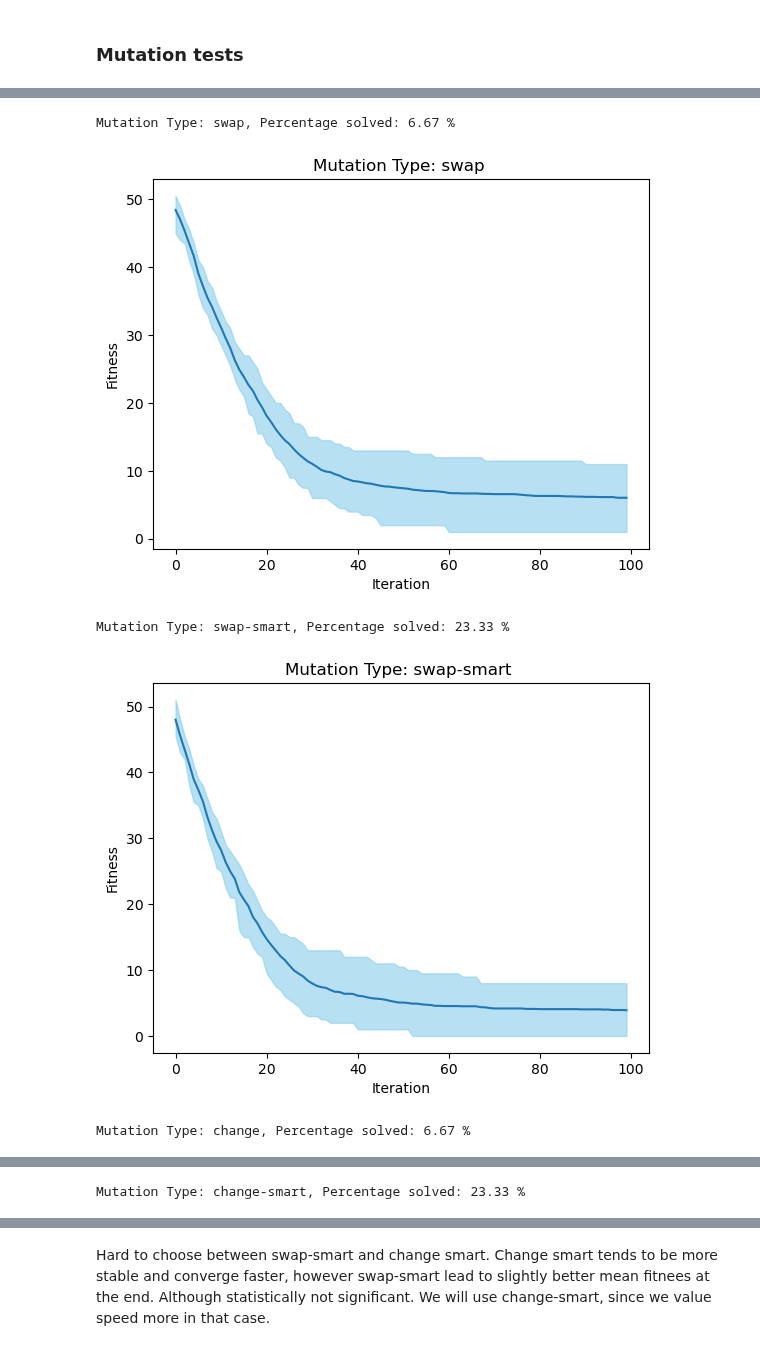
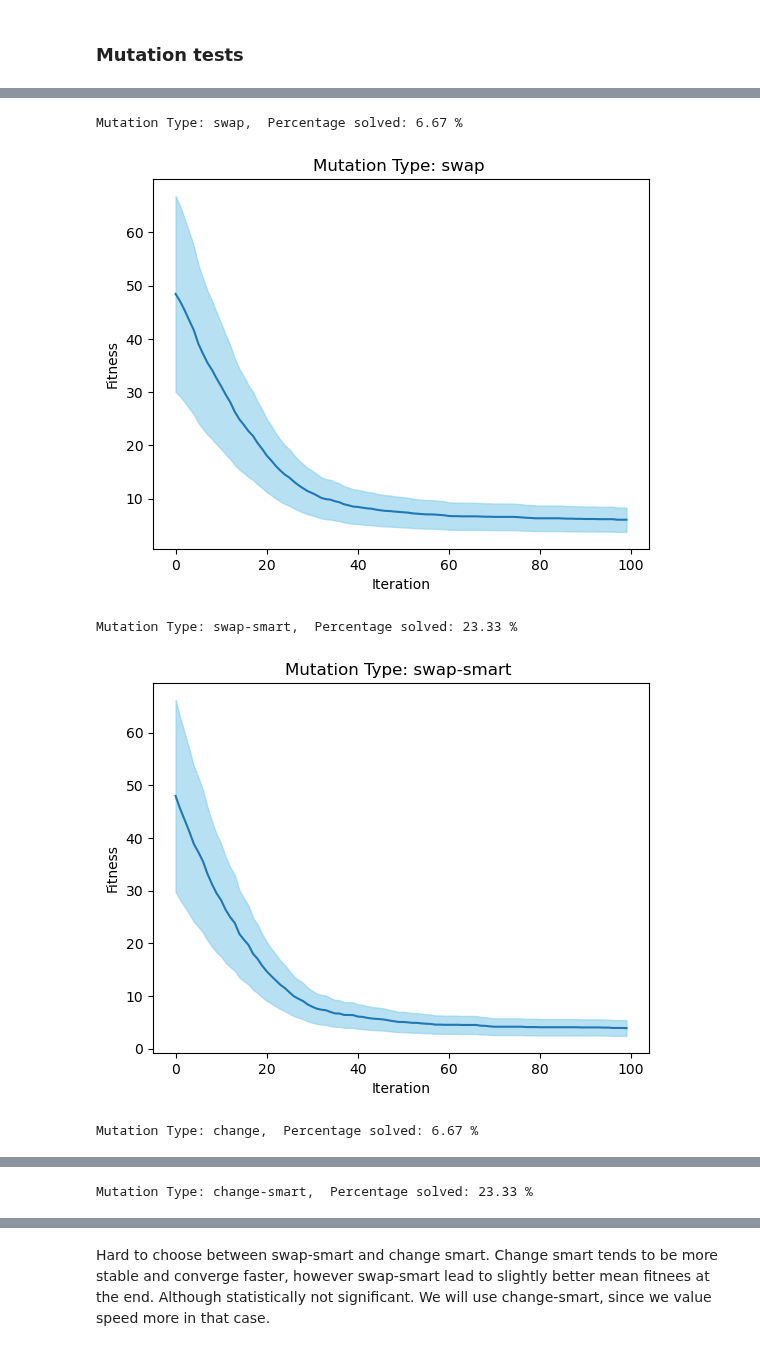
Before and after one commit to amarmate/CIFO24, a Jupyter notebook: experimentation and evaluation.ipynb, the cells around one changed output, grey strips where cells are left out. Drawn from its saved outputs; the diff is of its cells as text; code cells hidden in the pictures.

```diff
--- a/experimentation and evaluation.ipynb
+++ b/experimentation and evaluation.ipynb
@@ -146,3 +467,14 @@ file_name = 'test_crossovers_new.pkl'
 
 with open(file_name, 'wb') as file:
     pickle.dump(history_dict, file)
+# %%
+for j in xo_types:
+    hist = history_dict[j]
+    df = pd.DataFrame(hist).T.map(lambda x: (0,0,0) if pd.isna(x) else x).map(lambda x: 0 if max(np.isnan(x)) else x[0])
+    print(f"XO type: {j}, Percentage solved: {np.round(sum(df.iloc[-1]==0)/df.shape[1]*100, 2)} %")
+    df['mean'] = df.mean(axis=1)
+    df['std'] = df.mean(axis=1)
+    t_st = t.ppf(0.975, 29)
+    df['CI_low'] = df['mean'] - t_st*df['std']/np.sqrt(29)
+    df['CI_high'] = df['mean'] + t_st*df['std']/np.sqrt(29)
+    print(f"Mean fitness at the end of run: {np.round(df['mean'].iloc[-1],2)}, 95% CI: [{np.round(df['CI_low'].iloc[-1],2)}, {np.round(df['CI_high'].iloc[-1],2)}]")
@@ -150,9 +491,13 @@ with open(file_name, 'wb') as file:
 for j in xo_types:
     hist = history_dict[j]
     df = pd.DataFrame(hist).T.map(lambda x: (0,0,0) if pd.isna(x) else x).map(lambda x: 0 if max(np.isnan(x)) else x[0])
-    print(f"XO Type: {j}, Percentage solved: {np.round(sum(df.iloc[-1]==0)/df.shape[1]*100, 2)} %")
+    print(f"XO Type: {j[0]}, Mutation Type: {j[1]},  Percentage solved: {np.round(sum(df.iloc[-1]==0)/df.shape[1]*100, 2)} %")
     df['mean'] = df.mean(axis=1)
-    plt.fill_between(df.index, df.quantile(0.05, axis =1), df.quantile(0.95, axis =1), color='skyblue', alpha=.6)
+    df['std'] = df.mean(axis=1)
+    t_st = t.ppf(0.975, 29)
+    df['CI_low'] = df['mean'] - t_st*df['std']/np.sqrt(29)
+    df['CI_high'] = df['mean'] + t_st*df['std']/np.sqrt(29)
+    plt.fill_between(df.index, df['CI_low'], df['CI_high'], color='skyblue', alpha=.6)
     plt.plot(df['mean'])
     # plt.plot(pd.DataFrame(i).T[0])
     plt.title(f"XO Type: {j} ")
@@ -203,11 +550,21 @@ file_name = 'test_mutations.pkl'
 
 with open(file_name, 'wb') as file:
     pickle.dump(history_dict, file)
+# %%
+file_name = 'Runs history/test_mutations.pkl'
+with open(file_name, 'rb') as file:
+    history_dict = pickle.load(file)
 # %%
+mutations = ['swap', 'swap-smart', 'change', 'change-smart']
+
 for j in mutations:
     hist = history_dict[j]
     df = pd.DataFrame(hist).T.map(lambda x: (0,0,0) if pd.isna(x) else x).map(lambda x: 0 if max(np.isnan(x)) else x[0])
-    print(f"Mutation Type: {j}, Percentage solved: {np.round(sum(df.iloc[-1]==0)/df.shape[1]*100, 2)} %")
+    print(f"Mutation type: {j}, Percentage solved: {np.round(sum(df.iloc[-1]==0)/df.shape[1]*100, 2)} %")
     df['mean'] = df.mean(axis=1)
-    print(f"Mean fitness at the end of run: {np.round(df['mean'].iloc[-1],2)}")
+    df['std'] = df.mean(axis=1)
+    t_st = t.ppf(0.975, 29)
+    df['CI_low'] = df['mean'] - t_st*df['std']/np.sqrt(29)
+    df['CI_high'] = df['mean'] + t_st*df['std']/np.sqrt(29)
+    print(f"Mean fitness at the end of run: {np.round(df['mean'].iloc[-1],2)}, 95% CI: [{np.round(df['CI_low'].iloc[-1],2)}, {np.round(df['CI_high'].iloc[-1],2)}]")
 # %% [output]
@@ -223,11 +580,14 @@ Mean fitness at the end of run: 3.97
 for j in mutations:
     hist = history_dict[j]
     df = pd.DataFrame(hist).T.map(lambda x: (0,0,0) if pd.isna(x) else x).map(lambda x: 0 if max(np.isnan(x)) else x[0])
-    print(f"Mutation Type: {j}, Percentage solved: {np.round(sum(df.iloc[-1]==0)/df.shape[1]*100, 2)} %")
+    print(f"Mutation Type: {j},  Percentage solved: {np.round(sum(df.iloc[-1]==0)/df.shape[1]*100, 2)} %")
     df['mean'] = df.mean(axis=1)
-    plt.fill_between(df.index, df.quantile(0.05, axis =1), df.quantile(0.95, axis =1), color='skyblue', alpha=.6)
+    df['std'] = df.mean(axis=1)
+    t_st = t.ppf(0.975, 29)
+    df['CI_low'] = df['mean'] - t_st*df['std']/np.sqrt(29)
+    df['CI_high'] = df['mean'] + t_st*df['std']/np.sqrt(29)
+    plt.fill_between(df.index, df['CI_low'], df['CI_high'], color='skyblue', alpha=.6)
     plt.plot(df['mean'])
-    # plt.plot(pd.DataFrame(i).T[0])
     plt.title(f"Mutation Type: {j} ")
     plt.xlabel("Iteration")
     plt.ylabel("Fitness")
@@ -237 +597 @@ Mutation Type: swap, Percentage solved: 6.67 %
-[figure, old version]
+[figure, new version]
@@ -239 +599 @@ Mutation Type: swap-smart, Percentage solved: 23.33 %
-[figure, old version]
+[figure, new version]
```
Also changed, not shown: parts of 33 cells of this notebook, 8 other files.
